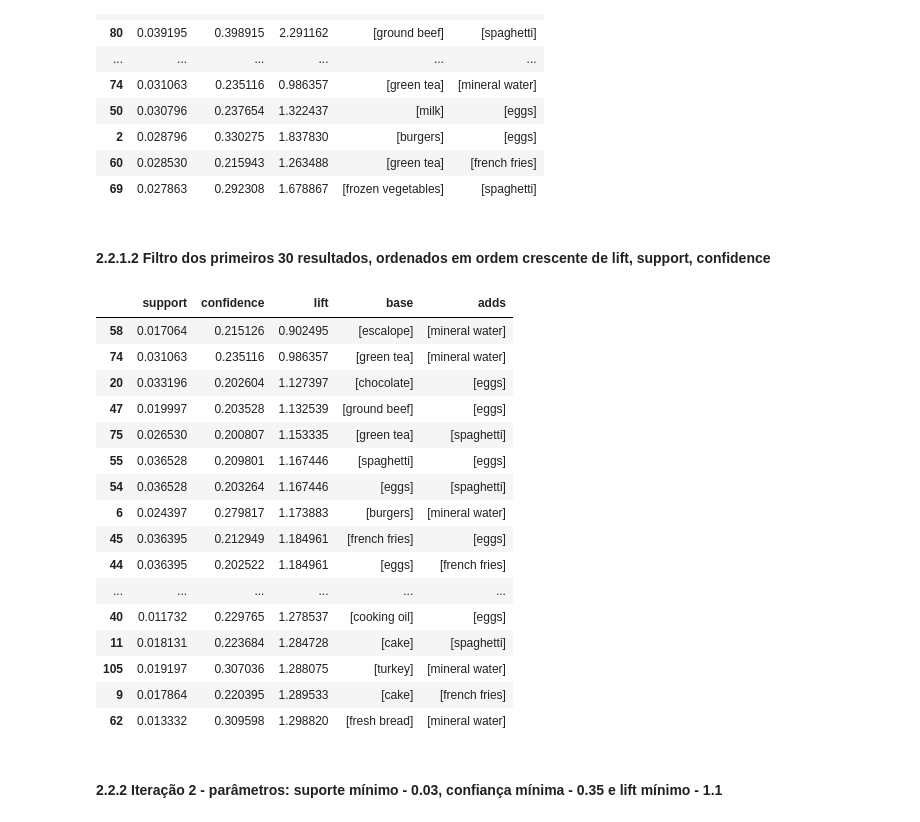
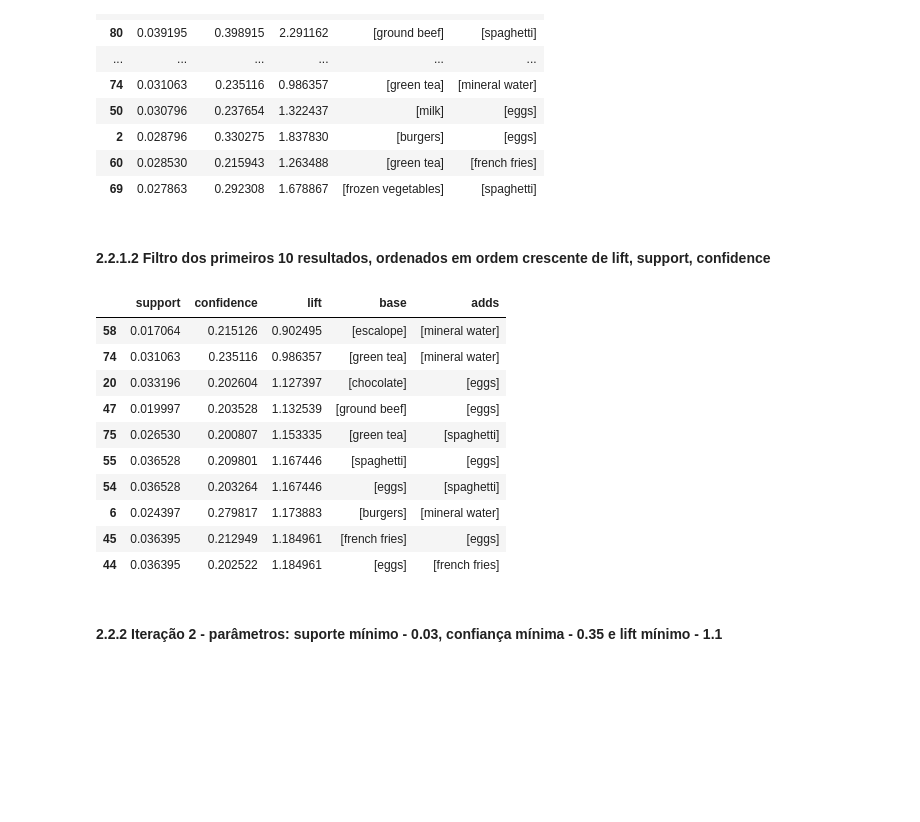
Before and after one commit to joaopaulopbjp/regras_associacao, a Jupyter notebook: Apriori_regras_associacao.ipynb, the cells around one changed output. Drawn from its saved outputs; the diff is of its cells as text; code cells hidden in the pictures; blank space fills up the shorter version.

```diff
--- a/Apriori_regras_associacao.ipynb
+++ b/Apriori_regras_associacao.ipynb
@@ -162,27 +184,21 @@ df_result.sort_values(by=['support','confidence','lift'], ascending=False).head(
 | 60 | 0.028530 | 0.215943 | 1.263488 | [green tea] | [french fries] |
 | 69 | 0.027863 | 0.292308 | 1.678867 | [frozen vegetables] | [spaghetti] |
 # %% [markdown]
-#### 2.2.1.2 Filtro dos primeiros 30 resultados, ordenados em ordem crescente de lift, support, confidence
+#### 2.2.1.2 Filtro dos primeiros 10 resultados, ordenados em ordem crescente de lift, support, confidence
 # %%
-df_result.sort_values(by=['lift','support','confidence'], ascending=[True,False,False]).head(30)
+df_result.sort_values(by=['lift','support','confidence'], ascending=[True,False,False]).head(10)
 # %% [output]
 |  | support | confidence | lift | base | adds |
 | 58 | 0.017064 | 0.215126 | 0.902495 | [escalope] | [mineral water] |
 | 74 | 0.031063 | 0.235116 | 0.986357 | [green tea] | [mineral water] |
 | 20 | 0.033196 | 0.202604 | 1.127397 | [chocolate] | [eggs] |
 | 47 | 0.019997 | 0.203528 | 1.132539 | [ground beef] | [eggs] |
 | 75 | 0.026530 | 0.200807 | 1.153335 | [green tea] | [spaghetti] |
 | 55 | 0.036528 | 0.209801 | 1.167446 | [spaghetti] | [eggs] |
 | 54 | 0.036528 | 0.203264 | 1.167446 | [eggs] | [spaghetti] |
 | 6 | 0.024397 | 0.279817 | 1.173883 | [burgers] | [mineral water] |
 | 45 | 0.036395 | 0.212949 | 1.184961 | [french fries] | [eggs] |
 | 44 | 0.036395 | 0.202522 | 1.184961 | [eggs] | [french fries] |
-| ... | ... | ... | ... | ... | ... |
-| 40 | 0.011732 | 0.229765 | 1.278537 | [cooking oil] | [eggs] |
-| 11 | 0.018131 | 0.223684 | 1.284728 | [cake] | [spaghetti] |
-| 105 | 0.019197 | 0.307036 | 1.288075 | [turkey] | [mineral water] |
-| 9 | 0.017864 | 0.220395 | 1.289533 | [cake] | [french fries] |
-| 62 | 0.013332 | 0.309598 | 1.298820 | [fresh bread] | [mineral water] |
 # %% [markdown]
 #### 2.2.2 Iteração 2 - parâmetros: suporte mínimo - 0.03, confiança mínima - 0.35 e lift mínimo - 1.1
 # %%
```
Also changed, not shown: parts of 4 cells of this notebook.
